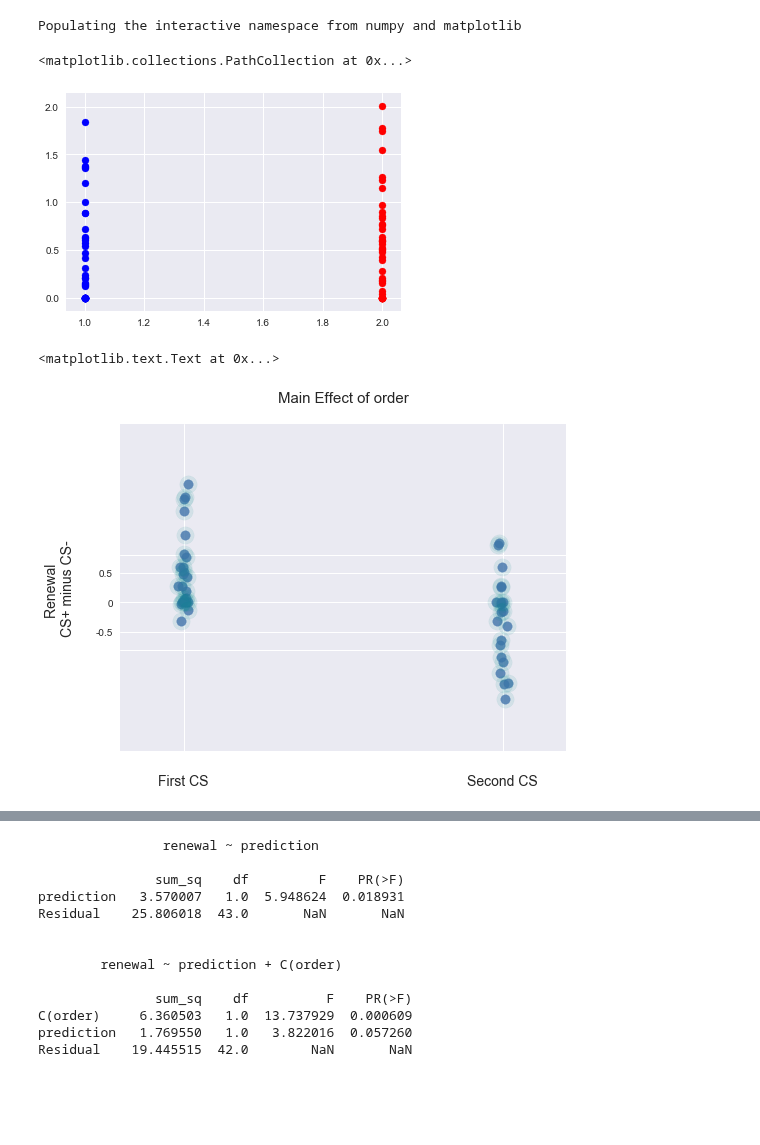
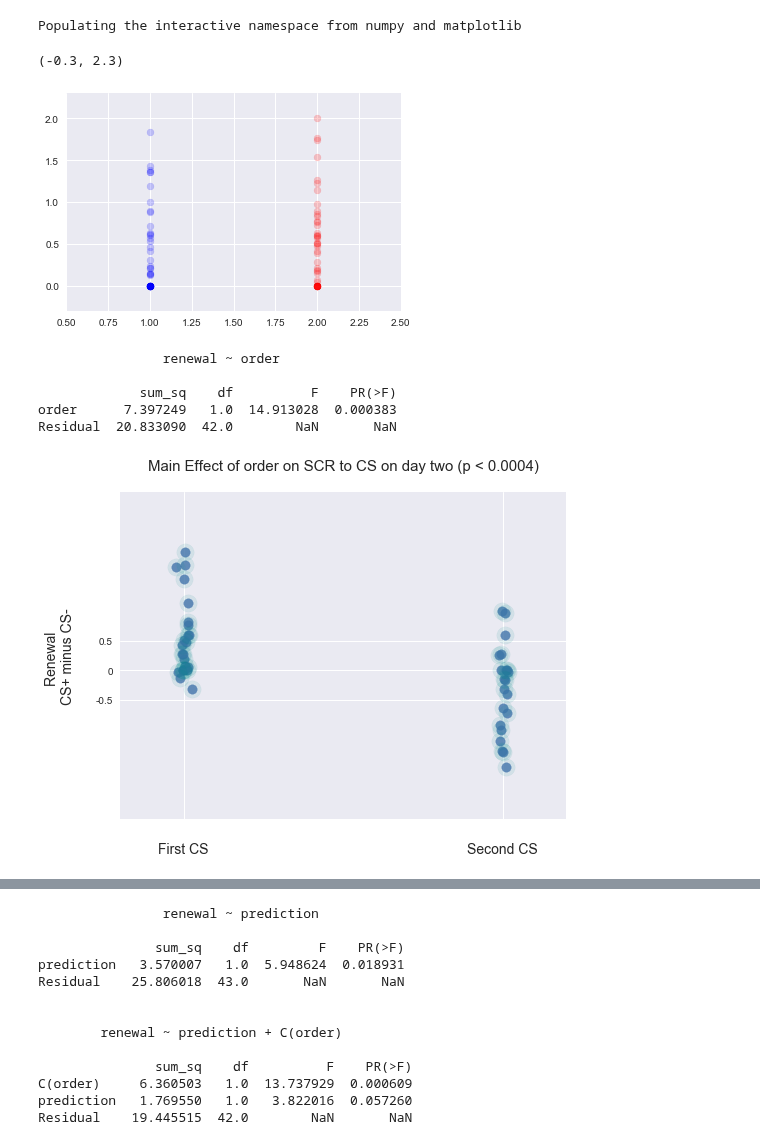
Before and after one commit to tzler/social_structure_learning, a Jupyter notebook: analysis/scr/visualizing_results_fyp.ipynb, the cells around one changed output, grey strips where cells are left out. Saved outputs shown, nothing was run; the diff lists cells and outputs as text; code cells hidden in the pictures; blank space fills up the shorter version.

```diff
--- a/analysis/scr/visualizing_results_fyp.ipynb
+++ b/analysis/scr/visualizing_results_fyp.ipynb
@@ -84,29 +84,46 @@ renewal_plus, renewal_minus = day_two.amplitudeDifference('trans',iStim,'onset')
 # %%
-#scatter(order[cb], log_renewal_plus[cb])
-scatter(np.ones(len(cb)), log_renewal_minus[order==True], color='blue')
-scatter(np.ones(len(cb))+1, log_renewal_plus[order==True], color='red')
+tmp_alpha = .2
+sns.set_style("dark", {'axes.grid' : True})
+scatter(np.ones(sum(order==True)), log_renewal_minus[order==True], color='blue',alpha=tmp_alpha)
+scatter(np.ones(sum(order==True))+1, log_renewal_plus[order==True], color='red',alpha=tmp_alpha)
 
 tmp_len = len(np.nonzero(order==False)[0])
-scatter(np.ones(tmp_len), log_renewal_minus[order==False], color='blue')
-scatter(np.ones(tmp_len)+1, log_renewal_plus[order==False], color='red')
+scatter(np.ones(tmp_len), log_renewal_minus[order==False], color='blue',alpha=tmp_alpha)
+scatter(np.ones(tmp_len)+1, log_renewal_plus[order==False], color='red',alpha=tmp_alpha)
+
+xlim(.5,2.5) ; ylim(-.3,2.3);
 # %% [output]
-<matplotlib.collections.PathCollection at 0x...>
+(-0.3, 2.3)
-[figure, old version]
+[figure, new version]
+# %%
+order_effects = pandas.DataFrame({'renewal':log_renewal, 'order':order})
+formula = 'renewal ~ order'
+model = ols(formula, SCR_all).fit()
+aov_table = anova_lm(model, typ=2)
+print '\n\t\t', formula, '\n\n', aov_table, '\n\n'
+p_val_order_effects = aov_table.values[0,3]
+# %% [output]
+                renewal ~ order
+
+             sum_sq    df          F    PR(>F)
+order      7.397249   1.0  14.913028  0.000383
+Residual  20.833090  42.0        NaN       NaN
 # %%
 
 figure(figsize=[8,6])
+sns.set_style("dark", {'axes.grid' : True})
 jitter = np.random.randn(len(order))/100
 scatter(order + jitter,log_renewal, alpha=.8, s=90)
 scatter(order + jitter,log_renewal, color='darkcyan', alpha=.1, s=300)
 ylabel('Renewal \nCS+ minus CS-\n', rotation=90, fontsize=14)
-yticks([-.8, -.5,0,.5,.8],['', -.5,0,.5,''])
+
+yticks([-.5,0,.5,],[-.5,0,.5])
 xticks([0, 1],['\nFirst CS','\nSecond CS'], fontsize=14)
 xlim(-.2, 1.2)
 ylim(-2.5, 3)
-title('Main Effect of order\n', fontsize=15)
+title('Main Effect of order on SCR to CS on day two (p < %.04f)\n'%p_val_order_effects, fontsize=15);
 # %% [output]
-<matplotlib.text.Text at 0x...>
-[figure, old version]
+[figure, new version]
 # %%
 figure(figsize=(10,6))
 
```
Also changed, not shown: parts of 61 cells of this notebook, 2 other files.
